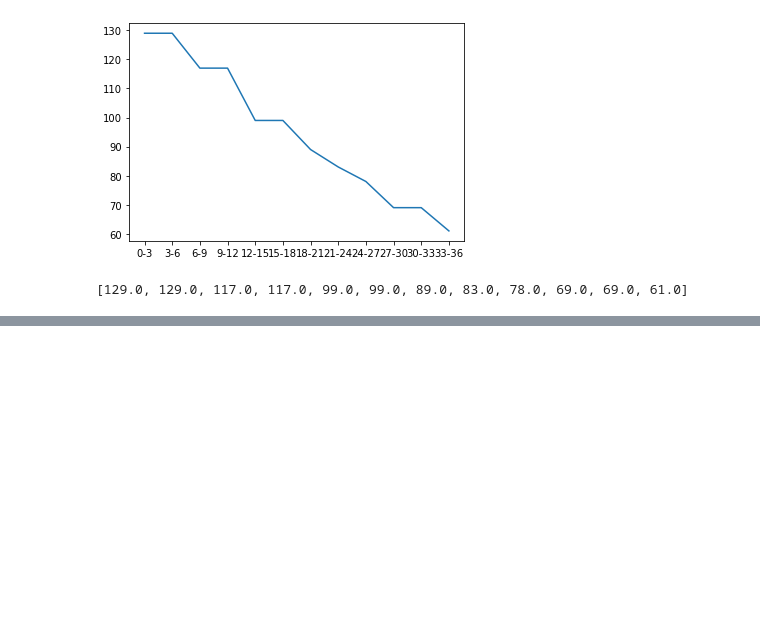
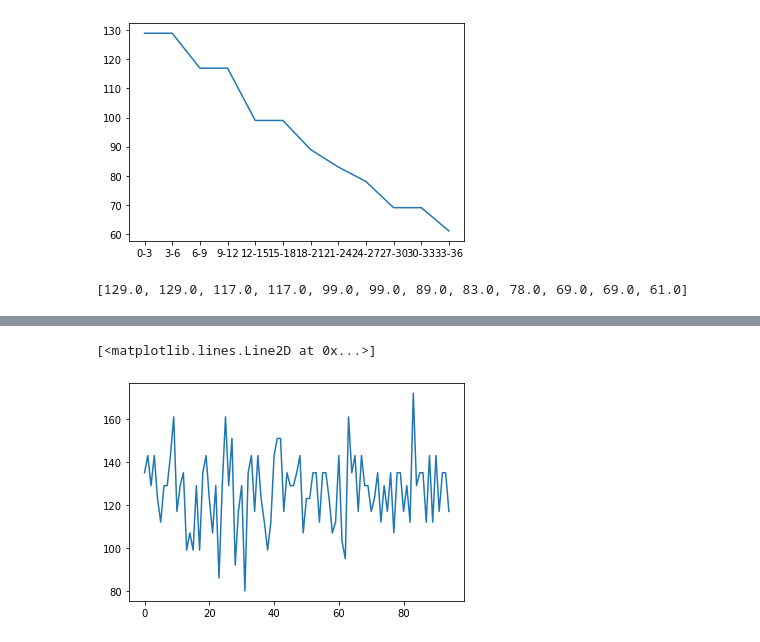
Before and after one commit to jrmylee/Vivace, a Jupyter notebook: Untitled.ipynb, the cells around one changed output, grey strips where cells are left out. Saved outputs shown, nothing was run; the diff lists cells and outputs as text; code cells hidden in the pictures; blank space fills up the shorter version.

```diff
--- a/Untitled.ipynb
+++ b/Untitled.ipynb
@@ -114,0 +125,10 @@ print(decreasing_tempo)
+# %%
+fantasie_path = '/Users/jrmylee/Documents/dev/projects/mir/projects/vivace/api/db/fantasie/fantasie.mp3'
+fantasie = load_song(fantasie_path, win_len=3)
+# %%
+fantasie_tempo = tempo_analysis(fantasie)
+# %%
+plt.plot(range(len(fantasie_tempo)), fantasie_tempo)
+# %% [output]
+[<matplotlib.lines.Line2D at 0x...>]
+[figure, added]
```
Also changed, not shown: parts of 17 cells of this notebook, 16 other files.
